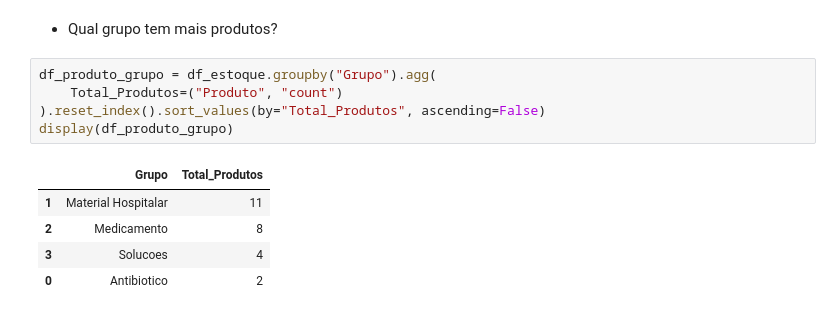
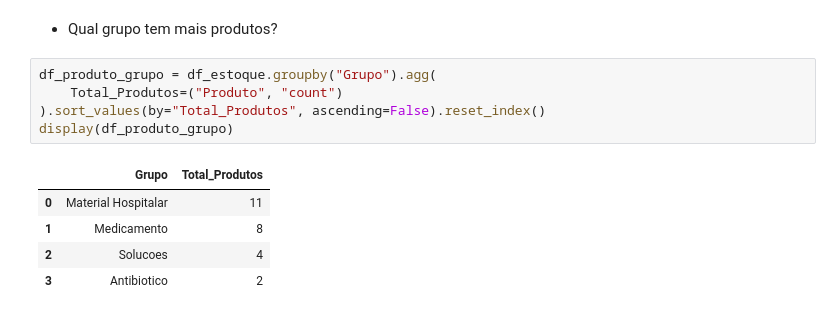
Before and after one commit to AdrianAlves-Nct/analise-estoque-hospitalar, a Jupyter notebook: notebooks/analise_estoque_atual.ipynb, the cells around one changed output. Cells and saved outputs as stored; diff of their text form.

```diff
--- a/notebooks/analise_estoque_atual.ipynb
+++ b/notebooks/analise_estoque_atual.ipynb
@@ -103,11 +103,11 @@ array(['Medicamento', 'Solucoes', 'Material Hospitalar', 'Antibiotico'],
 # %%
 df_produto_grupo = df_estoque.groupby("Grupo").agg(
     Total_Produtos=("Produto", "count")
-).reset_index().sort_values(by="Total_Produtos", ascending=False)
+).sort_values(by="Total_Produtos", ascending=False).reset_index()
 display(df_produto_grupo)
 # %% [output]
 |  | Grupo | Total_Produtos |
-| 1 | Material Hospitalar | 11 |
-| 2 | Medicamento | 8 |
-| 3 | Solucoes | 4 |
-| 0 | Antibiotico | 2 |
+| 0 | Material Hospitalar | 11 |
+| 1 | Medicamento | 8 |
+| 2 | Solucoes | 4 |
+| 3 | Antibiotico | 2 |
```
Also changed, not shown: parts of 14 cells of this notebook.
